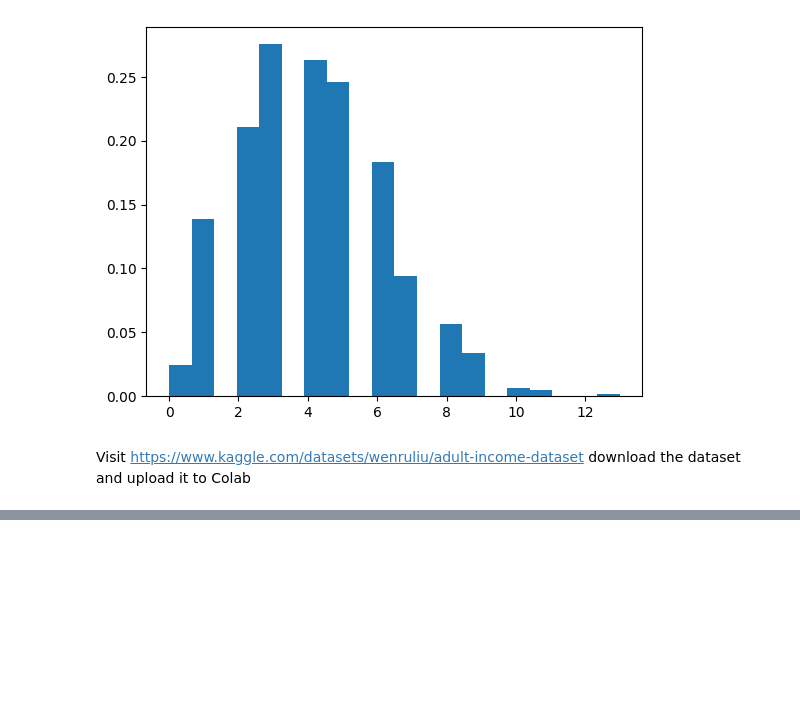
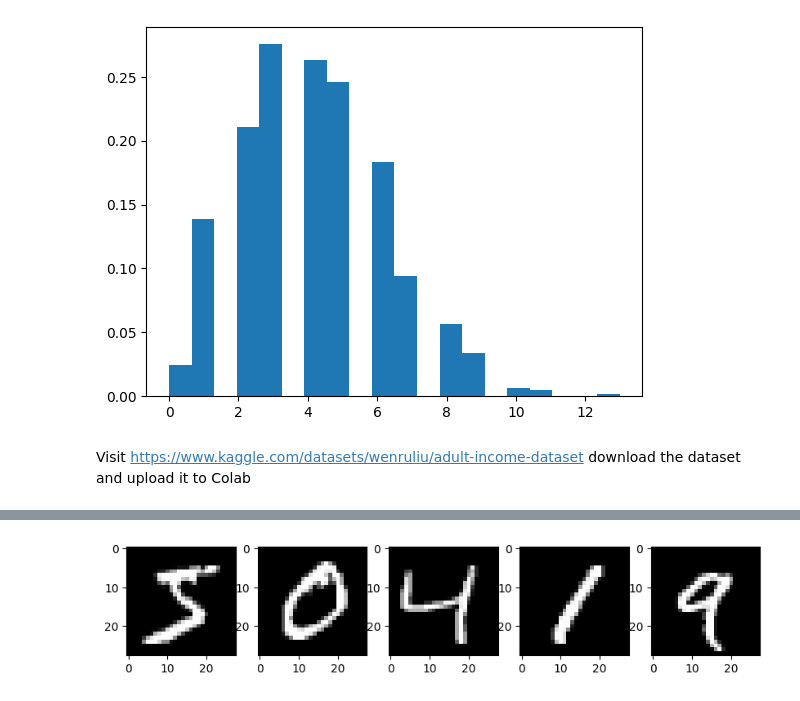
Before and after one commit to amunoz88/Applied_DS_2025, a Jupyter notebook: Logistic_regression.ipynb, the cells around one changed output, grey strips where cells are left out. Drawn from its saved outputs; the diff is of its cells as text; code cells hidden in the pictures; blank space fills up the shorter version.

```diff
--- a/Logistic_regression.ipynb
+++ b/Logistic_regression.ipynb
@@ -144,0 +168,2 @@ skm.accuracy_score(test['label'], model.predict(test_transformed_data) > 0.5)
+# %%
+(Xtrain, ytrain), (Xtest, ytest) = datasets.mnist.load_data()
@@ -144,0 +173,8 @@ skm.accuracy_score(test['label'], model.predict(test_transformed_data) > 0.5)
+# %%
+fig = plt.figure(figsize=(10,10))
+for i in range(5):
+  ax = fig.add_subplot(1, 5,i+1)
+  ax.imshow(Xtrain[i], cmap='gray')
+plt.show()
+# %% [output]
+[figure, added]
```
Also changed, not shown: parts of 7 cells of this notebook.
